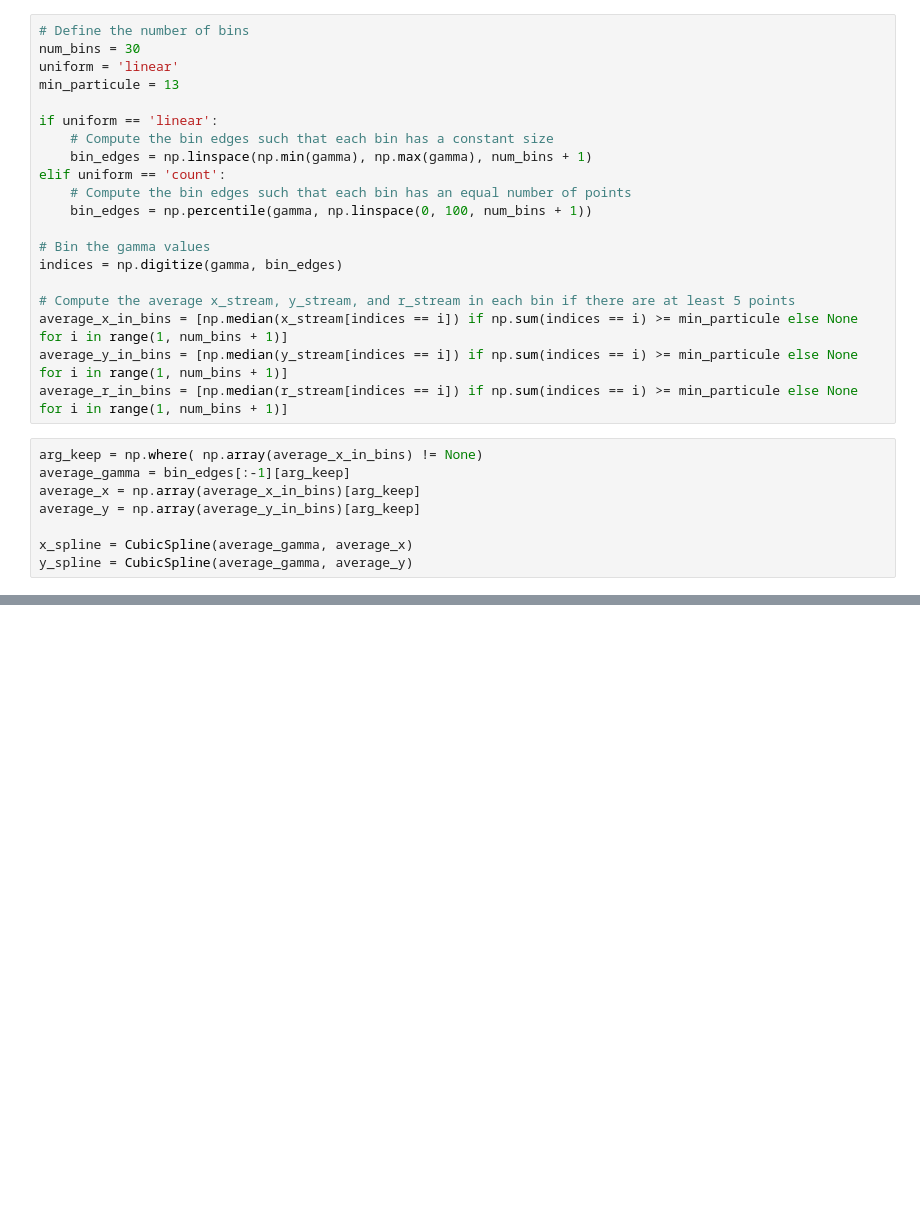
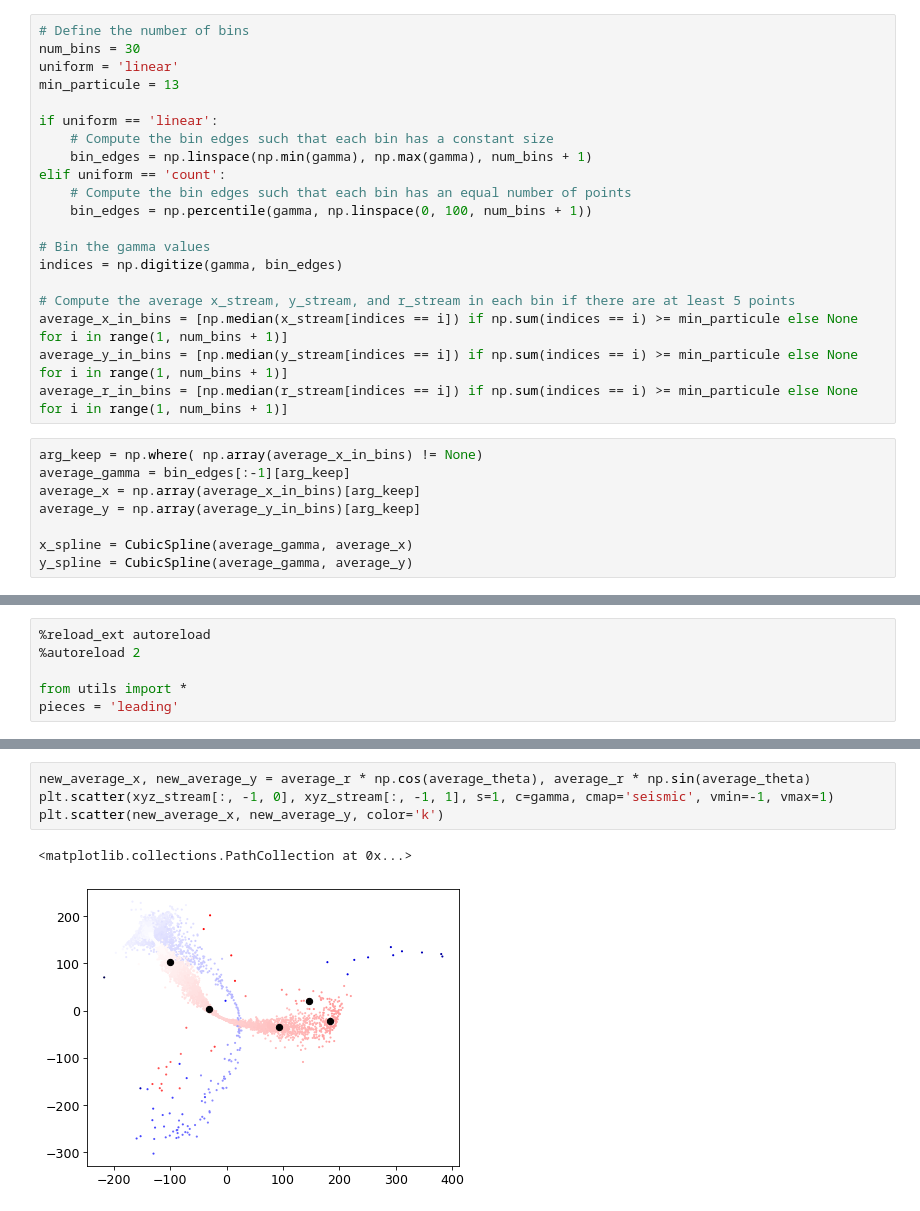
Before and after one commit to David-Chemaly/Stream_Modeling, a Jupyter notebook: get_ordering.ipynb, the cells around one changed output, grey strips where cells are left out. Drawn from its saved outputs; the diff is of its cells as text; blank space fills up the shorter version.

```diff
--- a/get_ordering.ipynb
+++ b/get_ordering.ipynb
@@ -242,0 +181,6 @@ plt.scatter(average_x, average_y, color='k')
+# %%
+%reload_ext autoreload
+%autoreload 2
+
+from utils import *
+pieces = 'leading'
@@ -242,0 +234,7 @@ plt.scatter(average_x, average_y, color='k')
+# %%
+new_average_x, new_average_y = average_r * np.cos(average_theta), average_r * np.sin(average_theta)
+plt.scatter(xyz_stream[:, -1, 0], xyz_stream[:, -1, 1], s=1, c=gamma, cmap='seismic', vmin=-1, vmax=1)
+plt.scatter(new_average_x, new_average_y, color='k')
+# %% [output]
+<matplotlib.collections.PathCollection at 0x...>
+[figure, added]
```
Also changed, not shown: parts of 17 cells of this notebook, 15 other files.
